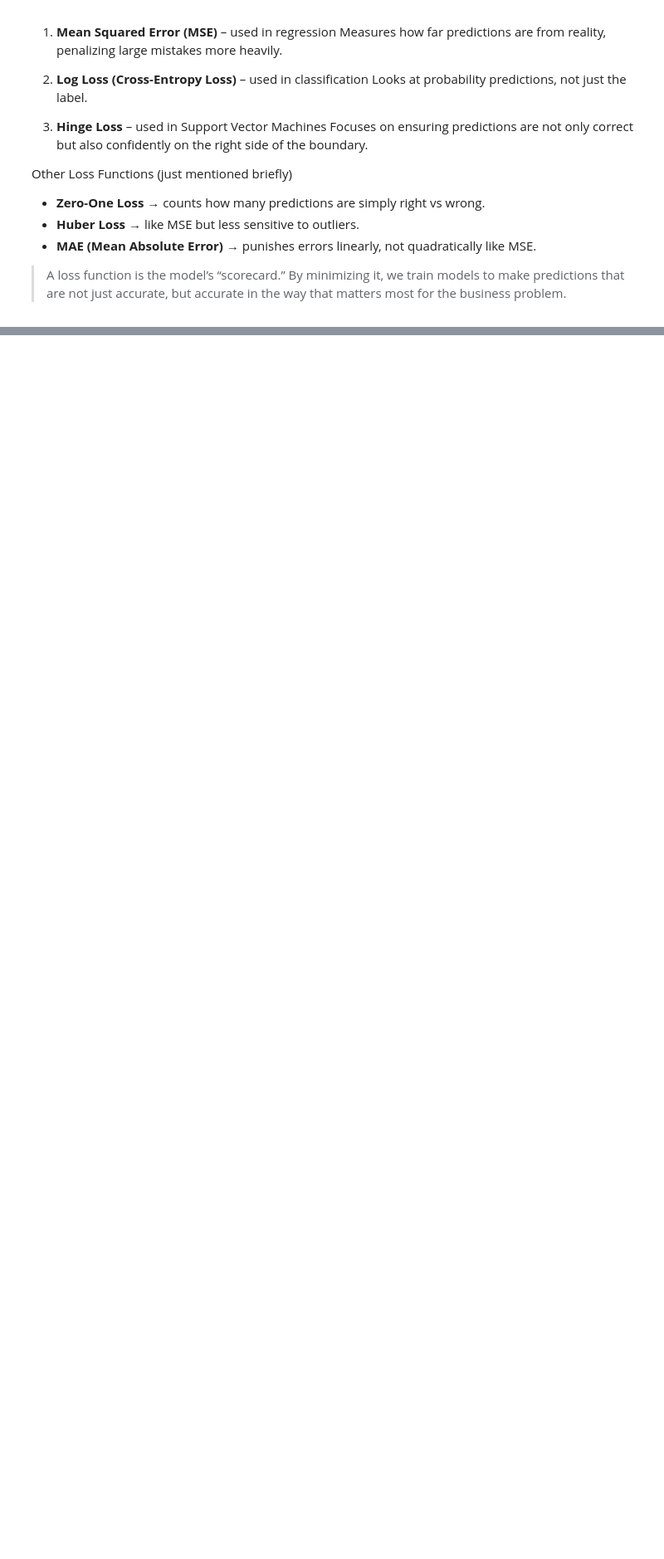
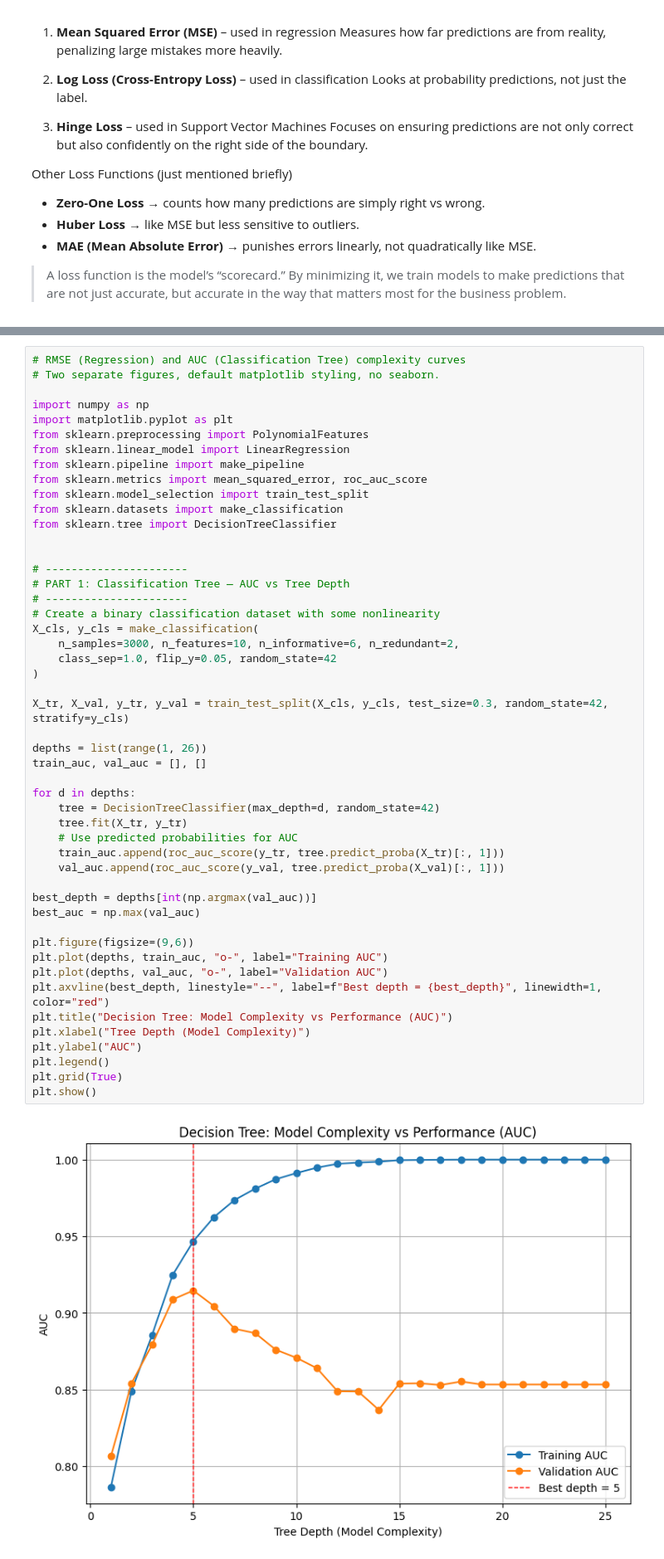
Before and after one commit to xit7/DATA-TEMPLATE, a Jupyter notebook: ml_examples/models-overview+term.ipynb, the cells around one changed output, grey strips where cells are left out. Shown: that part at 83% size. Cells and saved outputs as stored; diff of their text form; blank space fills up the shorter version.

Commit message:
model complexity

```diff
--- a/ml_examples/models-overview+term.ipynb
+++ b/ml_examples/models-overview+term.ipynb
@@ -161,0 +213,51 @@ Overfitting happens when a model learns the training data too well, including it
+# %%
+# RMSE (Regression) and AUC (Classification Tree) complexity curves
+# Two separate figures, default matplotlib styling, no seaborn.
+
+import numpy as np
+import matplotlib.pyplot as plt
+from sklearn.preprocessing import PolynomialFeatures
+from sklearn.linear_model import LinearRegression
+from sklearn.pipeline import make_pipeline
+from sklearn.metrics import mean_squared_error, roc_auc_score
+from sklearn.model_selection import train_test_split
+from sklearn.datasets import make_classification
+from sklearn.tree import DecisionTreeClassifier
+
+
+# ----------------------
+# PART 1: Classification Tree — AUC vs Tree Depth
+# ----------------------
+# Create a binary classification dataset with some nonlinearity
+X_cls, y_cls = make_classification(
+    n_samples=3000, n_features=10, n_informative=6, n_redundant=2,
+    class_sep=1.0, flip_y=0.05, random_state=42
+)
+
+X_tr, X_val, y_tr, y_val = train_test_split(X_cls, y_cls, test_size=0.3, random_state=42, stratify=y_cls)
+
+depths = list(range(1, 26))
+train_auc, val_auc = [], []
+
+for d in depths:
+    tree = DecisionTreeClassifier(max_depth=d, random_state=42)
+    tree.fit(X_tr, y_tr)
+    # Use predicted probabilities for AUC
+    train_auc.append(roc_auc_score(y_tr, tree.predict_proba(X_tr)[:, 1]))
+    val_auc.append(roc_auc_score(y_val, tree.predict_proba(X_val)[:, 1]))
+
+best_depth = depths[int(np.argmax(val_auc))]
+best_auc = np.max(val_auc)
+
+plt.figure(figsize=(9,6))
+plt.plot(depths, train_auc, "o-", label="Training AUC")
+plt.plot(depths, val_auc, "o-", label="Validation AUC")
+plt.axvline(best_depth, linestyle="--", label=f"Best depth = {best_depth}", linewidth=1, color="red")
+plt.title("Decision Tree: Model Complexity vs Performance (AUC)")
+plt.xlabel("Tree Depth (Model Complexity)")
+plt.ylabel("AUC")
+plt.legend()
+plt.grid(True)
+plt.show()
+# %% [output]
+[figure, added]
```
Also changed, not shown: parts of 18 cells of this notebook.
